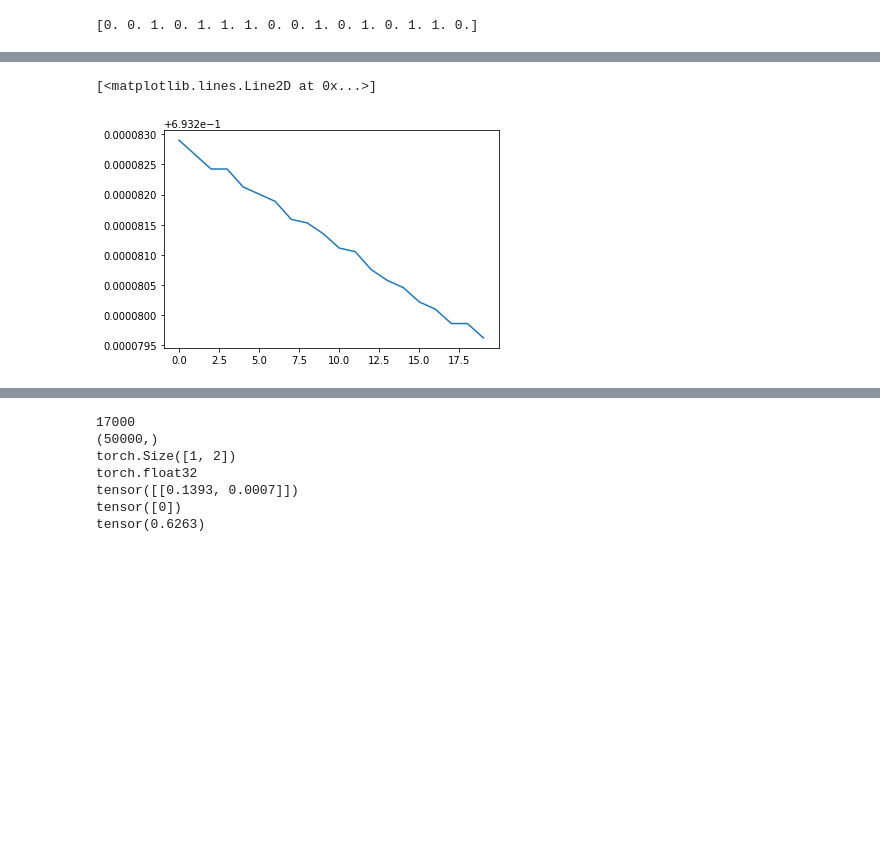
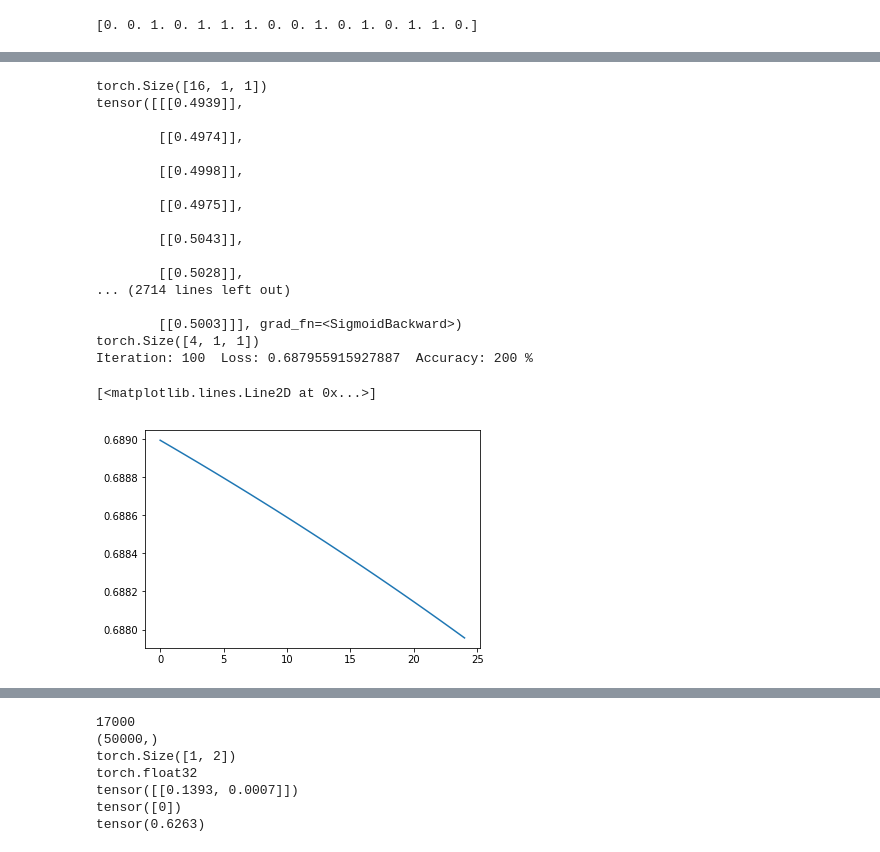
Before and after one commit to SaiVineethKalluruSrinivas/AccZ_Neural_Network, a Jupyter notebook: AccZ_phase7_deepClassifier_from_scratch.ipynb, the cells around one changed output, grey strips where cells are left out. Cells and saved outputs as stored; diff of their text form; code cells hidden in the pictures; blank space fills up the shorter version.

Commit message:
Commit with FFT
FFT and Testing accuracy included

```diff
--- a/AccZ_phase7_deepClassifier_from_scratch.ipynb
+++ b/AccZ_phase7_deepClassifier_from_scratch.ipynb
@@ -111,10 +163,11 @@ train = torch.utils.data.TensorDataset(featuresTrain,targetsTrain)
 test = torch.utils.data.TensorDataset(featuresTest,targetsTest)
 
 batch_size = len(featuresTrain)
+batch_size_test = len(featuresTest)
 num_epochs = 30
 
 train_loader = torch.utils.data.DataLoader(train, batch_size = batch_size, shuffle = False)
-test_loader = torch.utils.data.DataLoader(test, batch_size = batch_size, shuffle = False)
+test_loader = torch.utils.data.DataLoader(test, batch_size = batch_size_test, shuffle = False)
 
 print(targets_train)
 # %% [output]
@@ -129,14 +182,11 @@ class ConvNet(nn.Module):
     def __init__(self):
         super(ConvNet, self).__init__()
         self.layer1 = nn.Sequential(
-            nn.Conv1d(in_channels = 1, out_channels = filters,kernel_size=25, stride=10),
-            nn.ReLU())
+            nn.Conv1d(in_channels = 1, out_channels = filters,kernel_size=25, stride=10))
         self.layer2 = nn.Sequential(
-            nn.Conv1d(in_channels = filters, out_channels = filters, kernel_size=10, stride=5),
-            nn.ReLU())
+            nn.Conv1d(in_channels = filters, out_channels = filters, kernel_size=10, stride=5))
         self.layer3 = nn.Sequential(
-            nn.Conv1d(in_channels = filters, out_channels = filters, kernel_size=10, stride=3),
-            nn.ReLU())
+            nn.Conv1d(in_channels = filters, out_channels = filters, kernel_size=10, stride=3))
         self.avgLayer = nn.AvgPool1d(10, stride = 2)
         self.fc1 = nn.Linear(161, 1)
 #        self.fc2 = nn.Linear(64,1)
@@ -220,6 +270,6 @@ tensor([[[0.5083]],
 # %%
 #  training model
-num_epochs = 20
+num_epochs = 100
 count = 0
 loss_list = []
 iteration_list = []
@@ -248,34 +298,35 @@ for epoch in range(num_epochs):
 
         count += 1
 
-#         if count % 4 == 0:
-#             # Calculate Accuracy
-#             correct = 0
-#             total = 0
-#             # Predict test dataset
-#             for samples, labels in test_loader:
+        if count % 4 == 0:
+            # Calculate Accuracy
+            correct = 0
+            total = 0
+            # Predict test dataset
+            for samples, labels in test_loader:
 
-#                 test = Variable(samples)
+                test = Variable(samples.view(batch_size_test,1,-1))
 
-#                 # Forward propagation
-#                 outputs = model(test)
+                # Forward propagation
+                outputs = model(test)
 
-#                 # Get predictions from the maximum value
-#                 predicted = torch.max(outputs.data, 1)[1]
+                # Get predictions from the maximum value
+                predicted = torch.max(outputs.data, 1)[1].type(torch.FloatTensor)
 
-#                 # Total number of labels
-#                 total += len(labels)
+                # Total number of labels
+                total += len(labels)
 
-#                 # Total correct predictions
-#                 correct += (predicted == labels).sum()
+                # Total correct predictions
+                correct += (predicted == labels).sum()
 
-#             accuracy = 100 * correct / float(total)
+            accuracy = 100 * correct / float(total)
 
-        loss_list.append(loss.data)
-#         iteration_list.append(count)
-#         accuracy_list.append(accuracy)
+            loss_list.append(loss.data)
+            iteration_list.append(count)
+            accuracy_list.append(accuracy)
 
-#         print('Iteration: {}  Loss: {}  Accuracy: {} %'.format(count, loss.data[0], accuracy))
+            print('Iteration: {}  Loss: {}  Accuracy: {} %'.format(count, loss.data[0], accuracy))
+
 plt.plot(loss_list)
 # %% [output]
 torch.Size([16, 1, 1])
@@ -298,2 +349,19 @@ tensor([[[0.5083]],
-[<matplotlib.lines.Line2D at 0x...>]
+torch.Size([16, 1, 1])
+tensor([[[0.4939]],
+
+        [[0.4974]],
+
+        [[0.4998]],
+
+        [[0.4975]],
+
+        [[0.5043]],
+
+        [[0.5028]],
+... (2714 lines left out)
+
+        [[0.5003]]], grad_fn=<SigmoidBackward>)
+torch.Size([4, 1, 1])
+Iteration: 100  Loss: 0.687955915927887  Accuracy: 200 %
+[<matplotlib.lines.Line2D at 0x...>]
-[figure, old version]
+[figure, new version]
```
Also changed, not shown: parts of 5 cells of this notebook.
